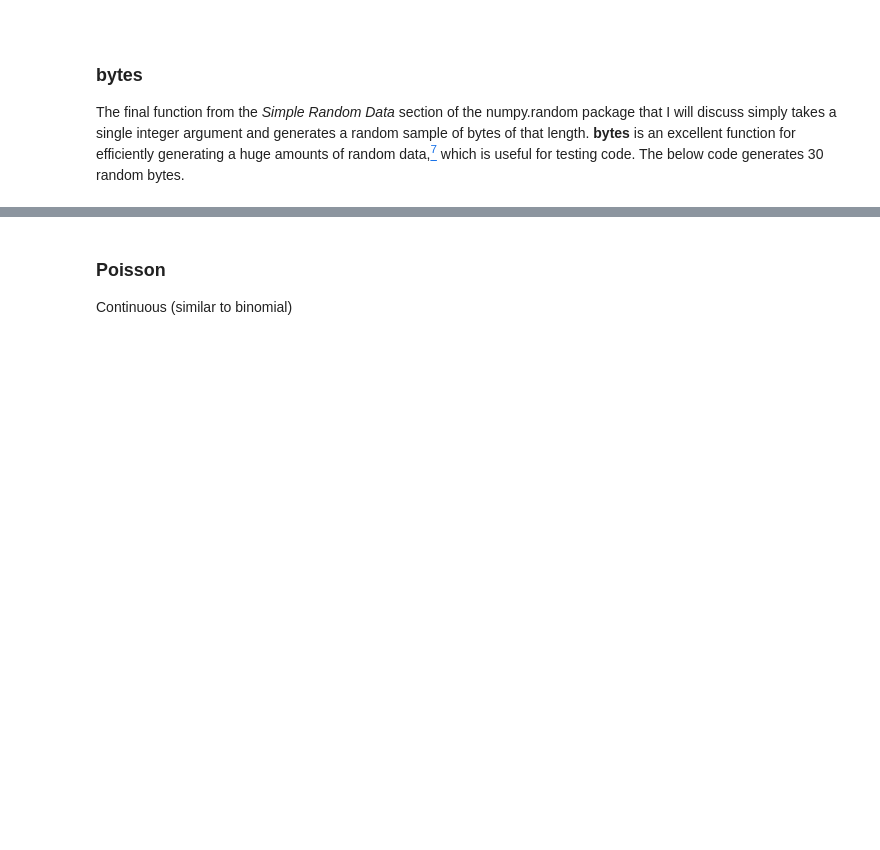
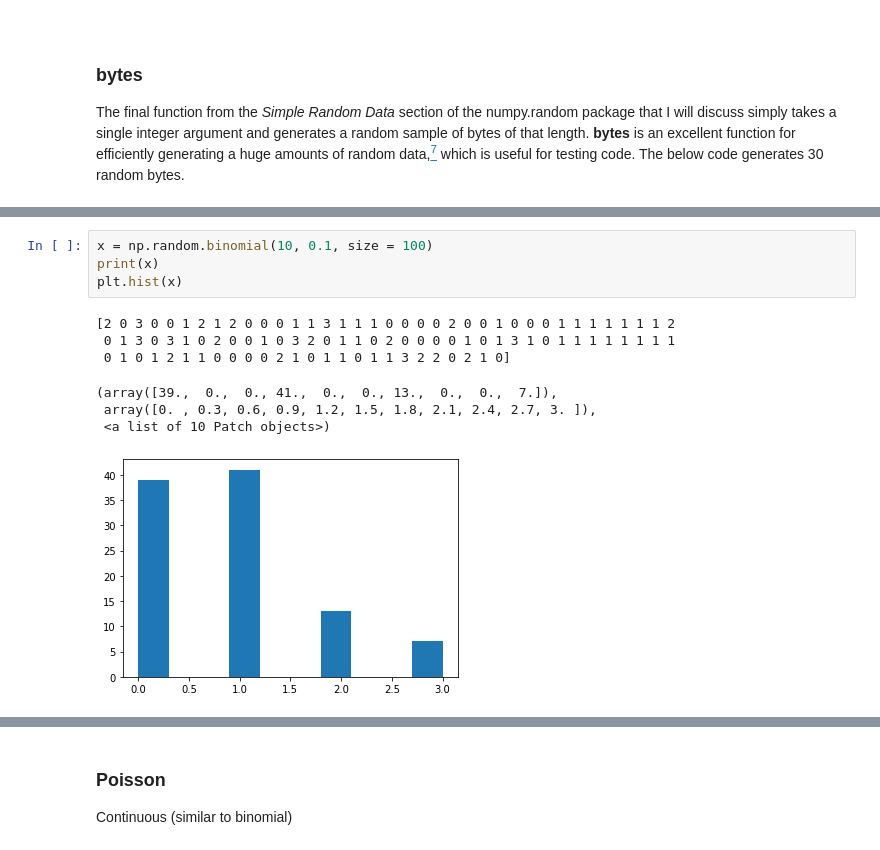
Before and after one commit to jennifer-ryan/numpy.random-project, a Jupyter notebook: numpy.random.ipynb, the cells around one changed output, grey strips where cells are left out. Saved outputs shown, nothing was run; the diff lists cells and outputs as text; blank space fills up the shorter version.

```diff
--- a/numpy.random.ipynb
+++ b/numpy.random.ipynb
@@ -684,0 +727,12 @@ https://www.johndcook.com/blog/2009/01/23/probability-distributions-and-object-o
+# %%
+x = np.random.binomial(10, 0.1, size = 100)
+print(x)
+plt.hist(x)
+# %% [output]
+[2 0 3 0 0 1 2 1 2 0 0 0 1 1 3 1 1 1 0 0 0 0 2 0 0 1 0 0 0 1 1 1 1 1 1 1 2
+ 0 1 3 0 3 1 0 2 0 0 1 0 3 2 0 1 1 0 2 0 0 0 0 1 0 1 3 1 0 1 1 1 1 1 1 1 1
+ 0 1 0 1 2 1 1 0 0 0 0 2 1 0 1 1 0 1 1 3 2 2 0 2 1 0]
+(array([39.,  0.,  0., 41.,  0.,  0., 13.,  0.,  0.,  7.]),
+ array([0. , 0.3, 0.6, 0.9, 1.2, 1.5, 1.8, 2.1, 2.4, 2.7, 3. ]),
+ <a list of 10 Patch objects>)
+[figure, added]
```
Also changed, not shown: parts of 56 cells of this notebook.
